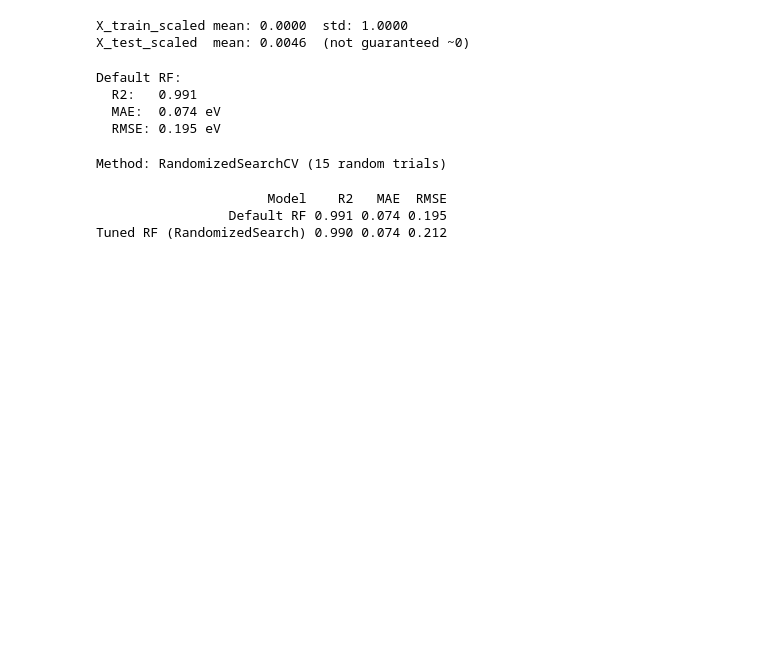
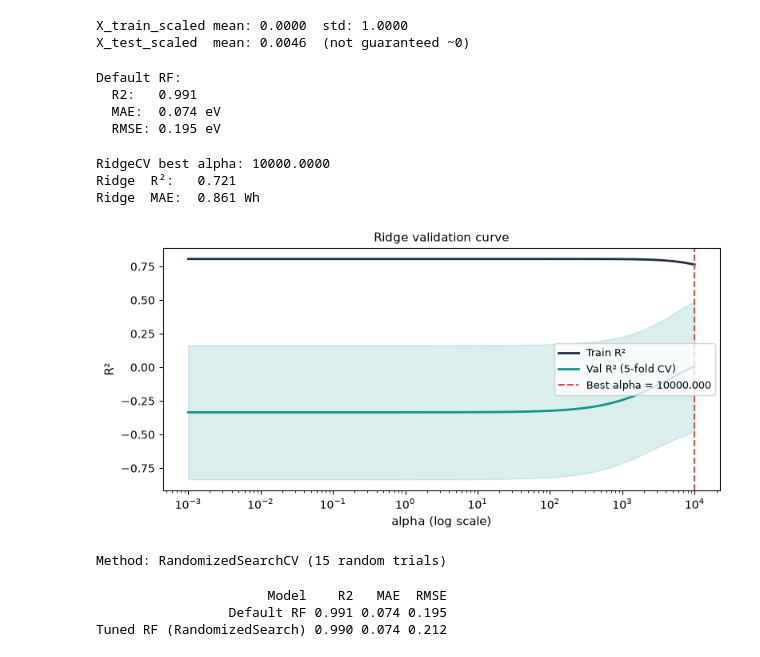
Before and after one commit to Tuggler/Tuggle_ML_Project, a Jupyter notebook: tuggle_final.ipynb, the cells around one changed output. Drawn from its saved outputs; the diff is of its cells as text; code cells hidden in the pictures; blank space fills up the shorter version.

```diff
--- a/tuggle_final.ipynb
+++ b/tuggle_final.ipynb
@@ -522,6 +538,50 @@ Default RF:
   R2:   0.991
   MAE:  0.074 eV
   RMSE: 0.195 eV
+# %%
+#validation curve shows that ridge regression performs poorly and doesn't generalize well as evidenced by the CV R² scores being lower than the training R² scores. This suggests that ridge regression is not a good fit for this dataset and that a more complex model, such as random forest, may be more appropriate.
+from sklearn.linear_model import RidgeCV
+from sklearn.model_selection import validation_curve
+
+alphas = np.logspace(-3, 4, 50)
+ridge_cv = RidgeCV(alphas=alphas, cv=5, scoring='r2')
+ridge_cv.fit(X_train_scaled, y_train)
+y_pred_ridge = ridge_cv.predict(X_test_scaled)
+
+r2_ridge   = r2_score(y_test, y_pred_ridge)
+mae_ridge  = mean_absolute_error(y_test, y_pred_ridge)
+rmse_ridge = np.sqrt(mean_squared_error(y_test, y_pred_ridge))
+
+print(f"RidgeCV best alpha: {ridge_cv.alpha_:.4f}")
+print(f"Ridge  R²:   {r2_ridge:.3f}")
+print(f"Ridge  MAE:  {mae_ridge:.3f} Wh")
+
+# Validation curve
+from sklearn.linear_model import Ridge as RidgePlain
+tr_scores, val_scores = validation_curve(
+    RidgePlain(), X_train_scaled, y_train,
+    param_name='alpha', param_range=alphas,
+    cv=5, scoring='r2', n_jobs=-1
+)
+fig, ax = plt.subplots(figsize=(8, 4))
+ax.semilogx(alphas, tr_scores.mean(1),  color='#1C2B4A', lw=2, label='Train R²')
+ax.semilogx(alphas, val_scores.mean(1), color='#0D9488', lw=2, label='Val R² (5-fold CV)')
+ax.fill_between(alphas, val_scores.mean(1)-val_scores.std(1),
+                         val_scores.mean(1)+val_scores.std(1), alpha=0.15, color='#0D9488')
+ax.axvline(ridge_cv.alpha_, color='#EF4444', lw=1.5, ls='--',
+           label=f'Best alpha = {ridge_cv.alpha_:.3f}')
+ax.set_xlabel('alpha (log scale)', fontsize=11)
+ax.set_ylabel('R²', fontsize=11)
+ax.set_title('Ridge validation curve', fontsize=11)
+ax.legend(fontsize=9)
+plt.tight_layout()
+plt.savefig('C2_ridge_validation_curve.png', dpi=150, bbox_inches='tight')
+plt.show()
+# %% [output]
+RidgeCV best alpha: 10000.0000
+Ridge  R²:   0.721
+Ridge  MAE:  0.861 Wh
+[figure, added]
 # %%
 #tuning the model using one fold.
 from sklearn.model_selection import RandomizedSearchCV
```
Also changed, not shown: parts of 5 cells of this notebook, 21 other files.
